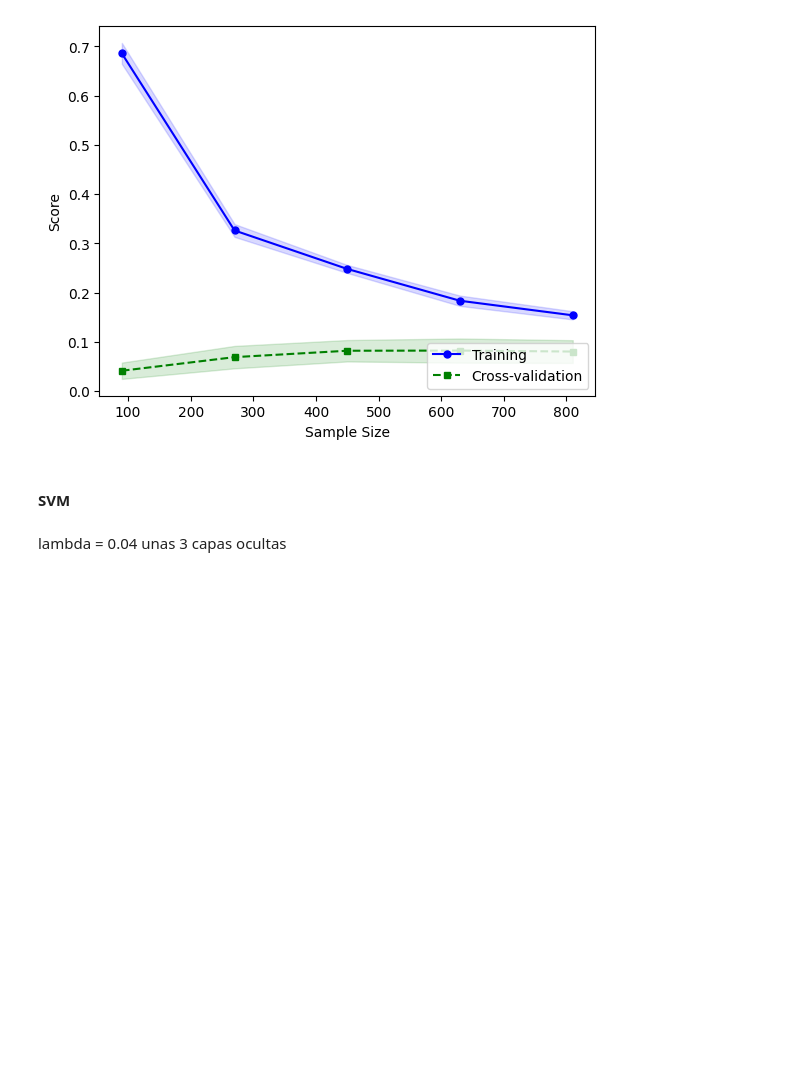
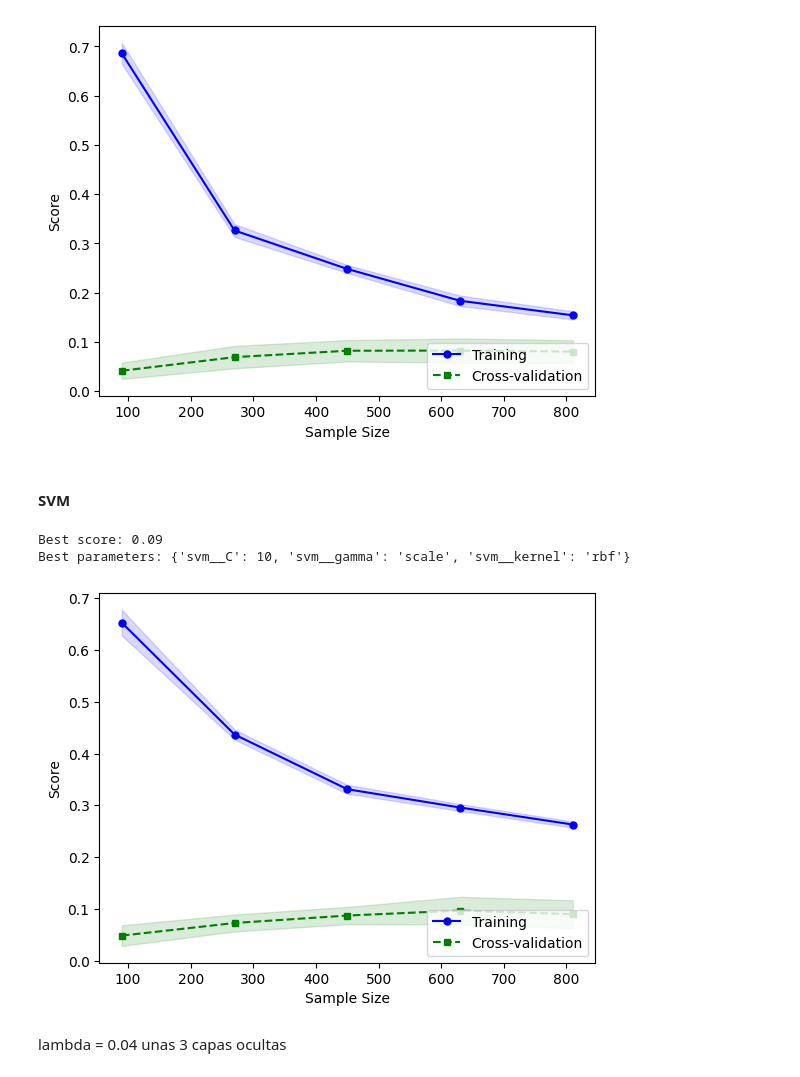
Before and after one commit to juanfranciscocis/Medicine_Recomendation, a Jupyter notebook: avance_proyecto.ipynb, the cells around one changed output. Saved outputs shown, nothing was run; the diff lists cells and outputs as text; code cells hidden in the pictures; blank space fills up the shorter version.

```diff
--- a/avance_proyecto.ipynb
+++ b/avance_proyecto.ipynb
@@ -789,8 +790,8 @@ Name: drugName, Length: 69699, dtype: int64
 # shuffle the data
 from sklearn.utils import shuffle
 X, Y = shuffle(X, Y, random_state=42)
-X = X[:1000]
-Y = Y[:1000]
+X = X[:5000]
+Y = Y[:5000]
 # %%
 X
 # %% [output]
@@ -925,6 +926,82 @@ plt.show()
 [figure]
 # %% [markdown]
 #### SVM
+# %%
+from sklearn.model_selection import GridSearchCV, RepeatedKFold
+from sklearn.svm import SVC
+from sklearn.pipeline import Pipeline
+from sklearn.preprocessing import StandardScaler
+from sklearn.datasets import load_iris
+
+# create a pipeline with a scaler and an SVM classifier
+pipe = Pipeline([
+    ('scaler', StandardScaler()),
+    ('svm', SVC())
+])
+
+# define the grid of hyperparameters to search over
+param_grid = {
+    'svm__C': [0.1, 1, 10],
+    'svm__kernel': ['linear', 'rbf'],
+    'svm__gamma': ['scale', 'auto']
+}
+
+# define the cross-validation strategy
+cv = RepeatedKFold(n_splits=5, n_repeats=3, random_state=1)
+
+# create the GridSearchCV object
+grid_search = GridSearchCV(estimator=pipe, param_grid=param_grid, cv=cv, scoring='accuracy')
+
+# fit the model to the data
+grid_search.fit(X, Y)
+
+# print the results
+print("Best score:", grid_search.best_score_)
+print("Best parameters:", grid_search.best_params_)
+# %% [output]
+Best score: 0.09
+Best parameters: {'svm__C': 10, 'svm__gamma': 'scale', 'svm__kernel': 'rbf'}
+# %%
+import matplotlib.pyplot as plt
+from sklearn.model_selection import learning_curve, RepeatedKFold
+from sklearn.svm import SVC
+from sklearn.pipeline import Pipeline
+from sklearn.preprocessing import StandardScaler
+
+# define el pipeline con los mejores parámetros encontrados
+model = SVC(C=grid_search.best_params_['svm__C'], kernel=grid_search.best_params_['svm__kernel'], gamma=grid_search.best_params_['svm__gamma'])
+scaler = StandardScaler()
+pipeline = Pipeline(steps=[('s', scaler), ('m', model)])
+
+# define the training sizes you want to use
+train_sizes = [0.1, 0.3, 0.5, 0.7, 0.9]
+
+# define the cross-validation scheme you want to use
+cv = RepeatedStratifiedKFold(n_splits=10, n_repeats=3, random_state=42)
+
+# define the metric you want to use to evaluate the model
+scoring = 'accuracy'
+
+# calculate the sample sizes and learning curves
+train_sizes, train_scores, test_scores = learning_curve(pipeline, X, Y, train_sizes=train_sizes, cv=cv, scoring=scoring)
+
+# calculate the means and standard deviations of the learning curves
+train_mean = np.mean(train_scores, axis=1)
+train_std = np.std(train_scores, axis=1)
+test_mean = np.mean(test_scores, axis=1)
+test_std = np.std(test_scores, axis=1)
+
+# plot the learning curves
+plt.plot(train_sizes, train_mean, color='blue', marker='o', markersize=5, label='Training')
+plt.fill_between(train_sizes, train_mean + train_std, train_mean - train_std, alpha=0.15, color='blue')
+plt.plot(train_sizes, test_mean, color='green', linestyle='--', marker='s', markersize=5, label='Cross-validation')
+plt.fill_between(train_sizes, test_mean + test_std, test_mean - test_std, alpha=0.15, color='green')
+plt.xlabel('Sample Size')
+plt.ylabel('Score')
+plt.legend(loc='lower right')
+plt.show()
+# %% [output]
+[figure, added]
 # %% [markdown]
 lambda = 0.04
 unas 3 capas ocultas
```
Also changed, not shown: parts of 1 cell of this notebook.
